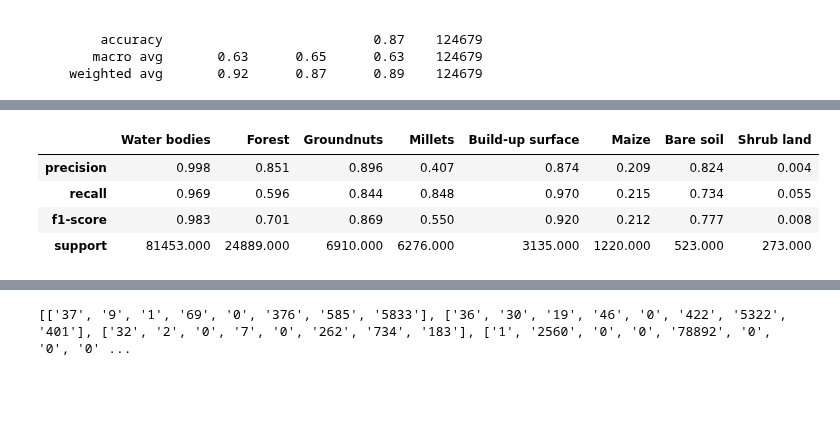
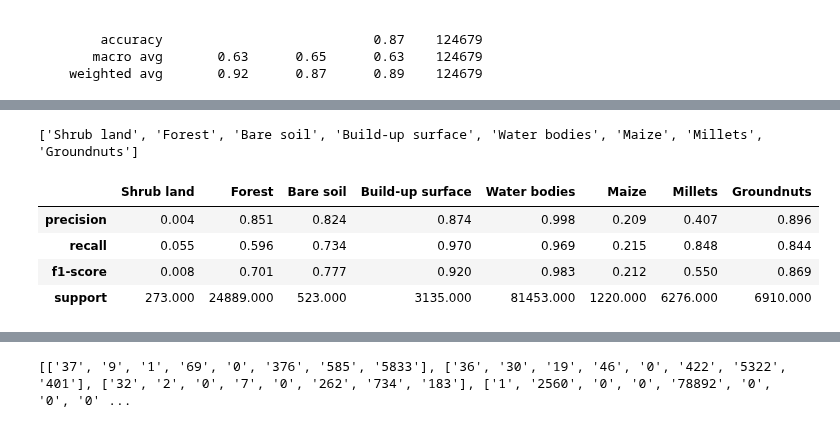
Before and after one commit to nicolasdeffense/eo-toolbox, a Jupyter notebook: notebooks_working/Sen4Stat/accuracy_metrics.ipynb, the cells around one changed output, grey strips where cells are left out. Saved outputs shown, nothing was run; the diff lists cells and outputs as text; code cells hidden in the pictures; blank space fills up the shorter version.

Commit message:
extrct values point

```diff
--- a/notebooks_working/Sen4Stat/accuracy_metrics.ipynb
+++ b/notebooks_working/Sen4Stat/accuracy_metrics.ipynb
@@ -63,13 +52,10 @@ point.head()
 y_true = point['grp_A_nb']
 y_pred = point['rvalue_1']
 # %%
-
-classes = y_true.drop_duplicates().sort_values().to_list()
+classes = sorted(list(dict.fromkeys(y_true)))
 
 classes_name = lut_df[lut_df['grp_A_nb'].isin(classes)].sort_values('grp_A_nb')['grp_A'].to_list()
 
-
-
 print(classes)
 print(classes_name)
 # %% [output]
@@ -112,21 +121,22 @@ Build-up surface       0.87      0.97      0.92      3135
 # %%
 am_df = pd.DataFrame.from_dict(acc_metrics_dict).round(3)
 
 oa = am_df['accuracy'][0]*100
 
 am_df = am_df.iloc[: , :-3]
 
-am_df = am_df.sort_values(by='support', ascending=False, axis=1)
-
 class_name = am_df.columns.to_list()
 precision = am_df.loc['precision'].to_list()
 recall    = am_df.loc['recall'].to_list()
 f1_score  = am_df.loc['f1-score'].to_list()
 
+print(class_name)
+
 am_df
 # %% [output]
+['Shrub land', 'Forest', 'Bare soil', 'Build-up surface', 'Water bodies', 'Maize', 'Millets', 'Groundnuts']
-|  | Water bodies | Forest | Groundnuts | Millets | Build-up surface | Maize | Bare soil | Shrub land |
-| precision | 0.998 | 0.851 | 0.896 | 0.407 | 0.874 | 0.209 | 0.824 | 0.004 |
-| recall | 0.969 | 0.596 | 0.844 | 0.848 | 0.970 | 0.215 | 0.734 | 0.055 |
-| f1-score | 0.983 | 0.701 | 0.869 | 0.550 | 0.920 | 0.212 | 0.777 | 0.008 |
-| support | 81453.000 | 24889.000 | 6910.000 | 6276.000 | 3135.000 | 1220.000 | 523.000 | 273.000 |
+|  | Shrub land | Forest | Bare soil | Build-up surface | Water bodies | Maize | Millets | Groundnuts |
+| precision | 0.004 | 0.851 | 0.824 | 0.874 | 0.998 | 0.209 | 0.407 | 0.896 |
+| recall | 0.055 | 0.596 | 0.734 | 0.970 | 0.969 | 0.215 | 0.848 | 0.844 |
+| f1-score | 0.008 | 0.701 | 0.777 | 0.920 | 0.983 | 0.212 | 0.550 | 0.869 |
+| support | 273.000 | 24889.000 | 523.000 | 3135.000 | 81453.000 | 1220.000 | 6276.000 | 6910.000 |
```
Also changed, not shown: parts of 4 cells of this notebook, 2 other files.
